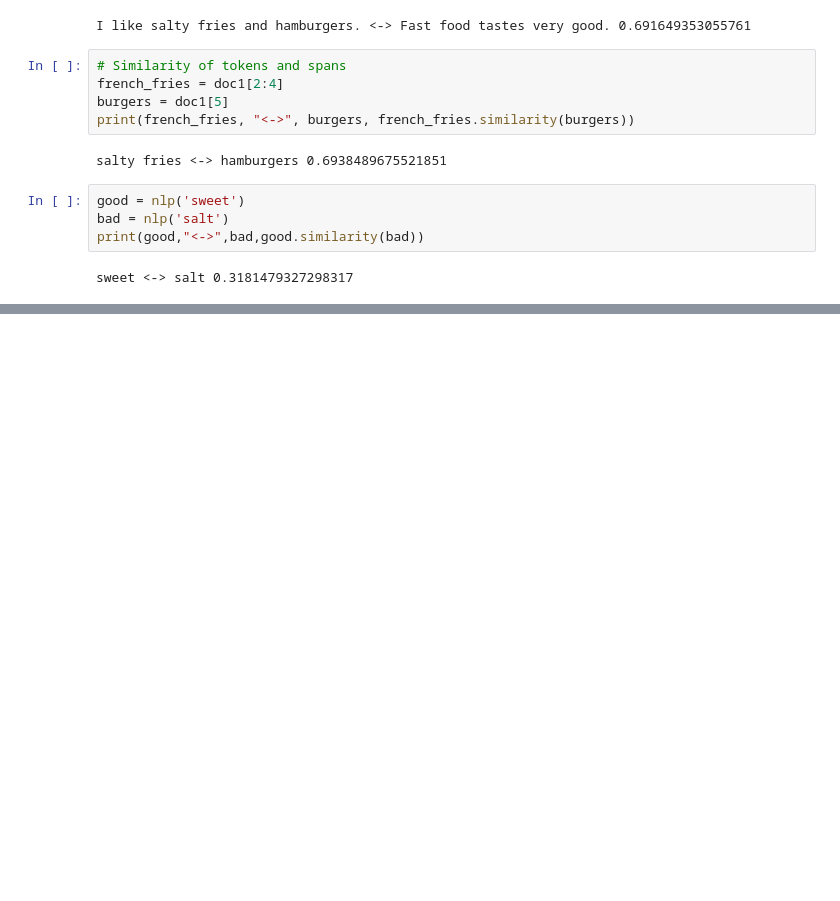
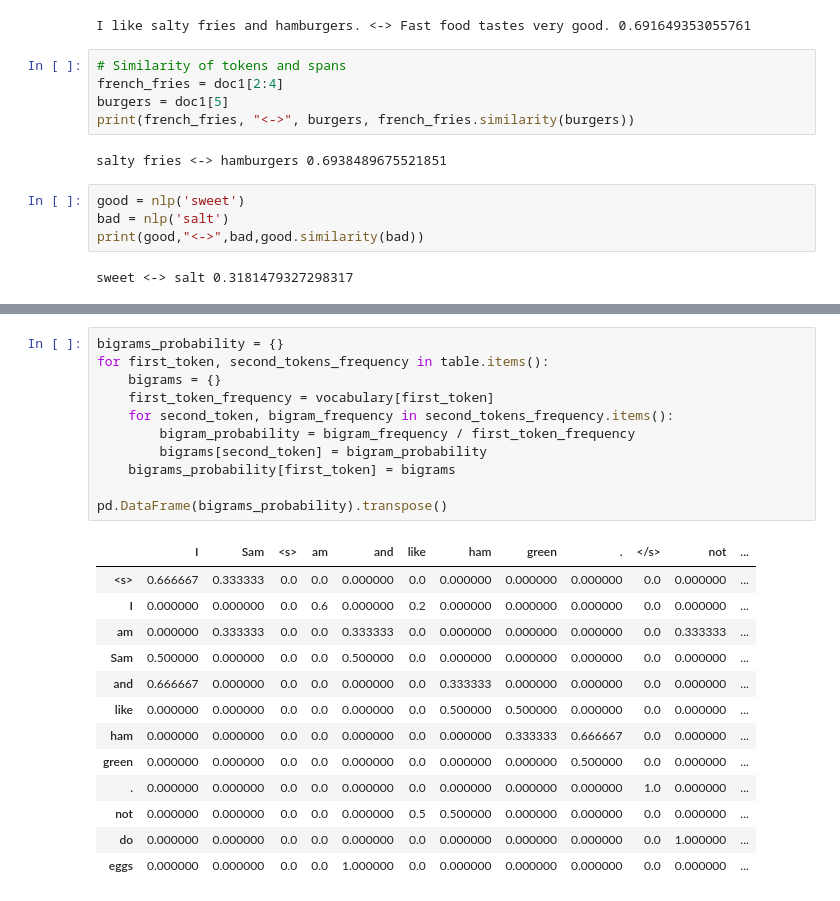
Before and after one commit to MartimVideira/nlp, a Jupyter notebook: my_preprocessing.ipynb, the cells around one changed output, grey strips where cells are left out. Cells and saved outputs as stored; diff of their text form; blank space fills up the shorter version.

```diff
--- a/my_preprocessing.ipynb
+++ b/my_preprocessing.ipynb
@@ -555,0 +648,25 @@ sweet <-> salt 0.3181479327298317
+# %%
+bigrams_probability = {}
+for first_token, second_tokens_frequency in table.items():
+    bigrams = {}
+    first_token_frequency = vocabulary[first_token]
+    for second_token, bigram_frequency in second_tokens_frequency.items():
+        bigram_probability = bigram_frequency / first_token_frequency
+        bigrams[second_token] = bigram_probability
+    bigrams_probability[first_token] = bigrams
+
+pd.DataFrame(bigrams_probability).transpose()
+# %% [output]
+|  | I | Sam | <s> | am | and | like | ham | green | . | </s> | not | ... |
+| <s> | 0.666667 | 0.333333 | 0.0 | 0.0 | 0.000000 | 0.0 | 0.000000 | 0.000000 | 0.000000 | 0.0 | 0.000000 | ... |
+| I | 0.000000 | 0.000000 | 0.0 | 0.6 | 0.000000 | 0.2 | 0.000000 | 0.000000 | 0.000000 | 0.0 | 0.000000 | ... |
+| am | 0.000000 | 0.333333 | 0.0 | 0.0 | 0.333333 | 0.0 | 0.000000 | 0.000000 | 0.000000 | 0.0 | 0.333333 | ... |
+| Sam | 0.500000 | 0.000000 | 0.0 | 0.0 | 0.500000 | 0.0 | 0.000000 | 0.000000 | 0.000000 | 0.0 | 0.000000 | ... |
+| and | 0.666667 | 0.000000 | 0.0 | 0.0 | 0.000000 | 0.0 | 0.333333 | 0.000000 | 0.000000 | 0.0 | 0.000000 | ... |
+| like | 0.000000 | 0.000000 | 0.0 | 0.0 | 0.000000 | 0.0 | 0.500000 | 0.500000 | 0.000000 | 0.0 | 0.000000 | ... |
+| ham | 0.000000 | 0.000000 | 0.0 | 0.0 | 0.000000 | 0.0 | 0.000000 | 0.333333 | 0.666667 | 0.0 | 0.000000 | ... |
+| green | 0.000000 | 0.000000 | 0.0 | 0.0 | 0.000000 | 0.0 | 0.000000 | 0.000000 | 0.500000 | 0.0 | 0.000000 | ... |
+| . | 0.000000 | 0.000000 | 0.0 | 0.0 | 0.000000 | 0.0 | 0.000000 | 0.000000 | 0.000000 | 1.0 | 0.000000 | ... |
+| not | 0.000000 | 0.000000 | 0.0 | 0.0 | 0.000000 | 0.5 | 0.500000 | 0.000000 | 0.000000 | 0.0 | 0.000000 | ... |
+| do | 0.000000 | 0.000000 | 0.0 | 0.0 | 0.000000 | 0.0 | 0.000000 | 0.000000 | 0.000000 | 0.0 | 1.000000 | ... |
+| eggs | 0.000000 | 0.000000 | 0.0 | 0.0 | 1.000000 | 0.0 | 0.000000 | 0.000000 | 0.000000 | 0.0 | 0.000000 | ... |
```
Also changed, not shown: parts of 7 cells of this notebook, 1 other file.
